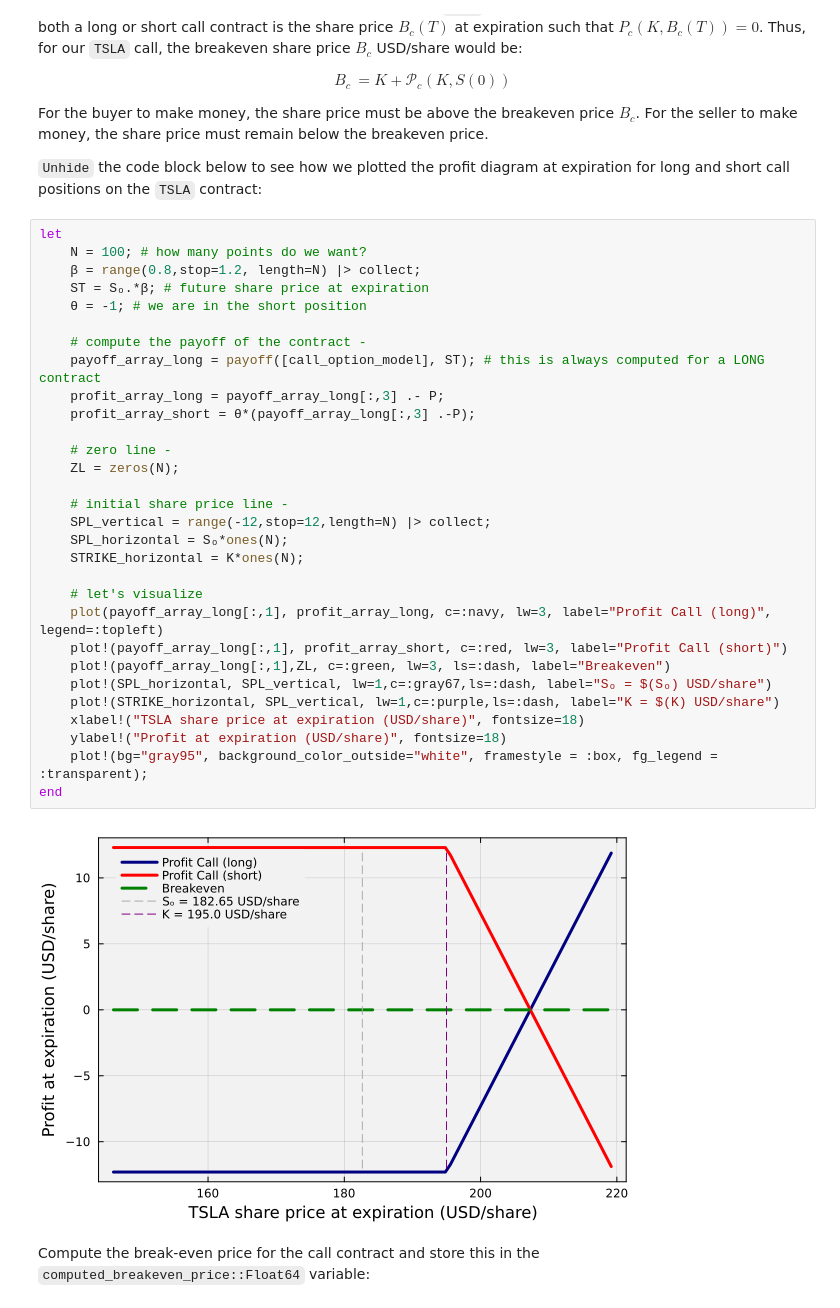
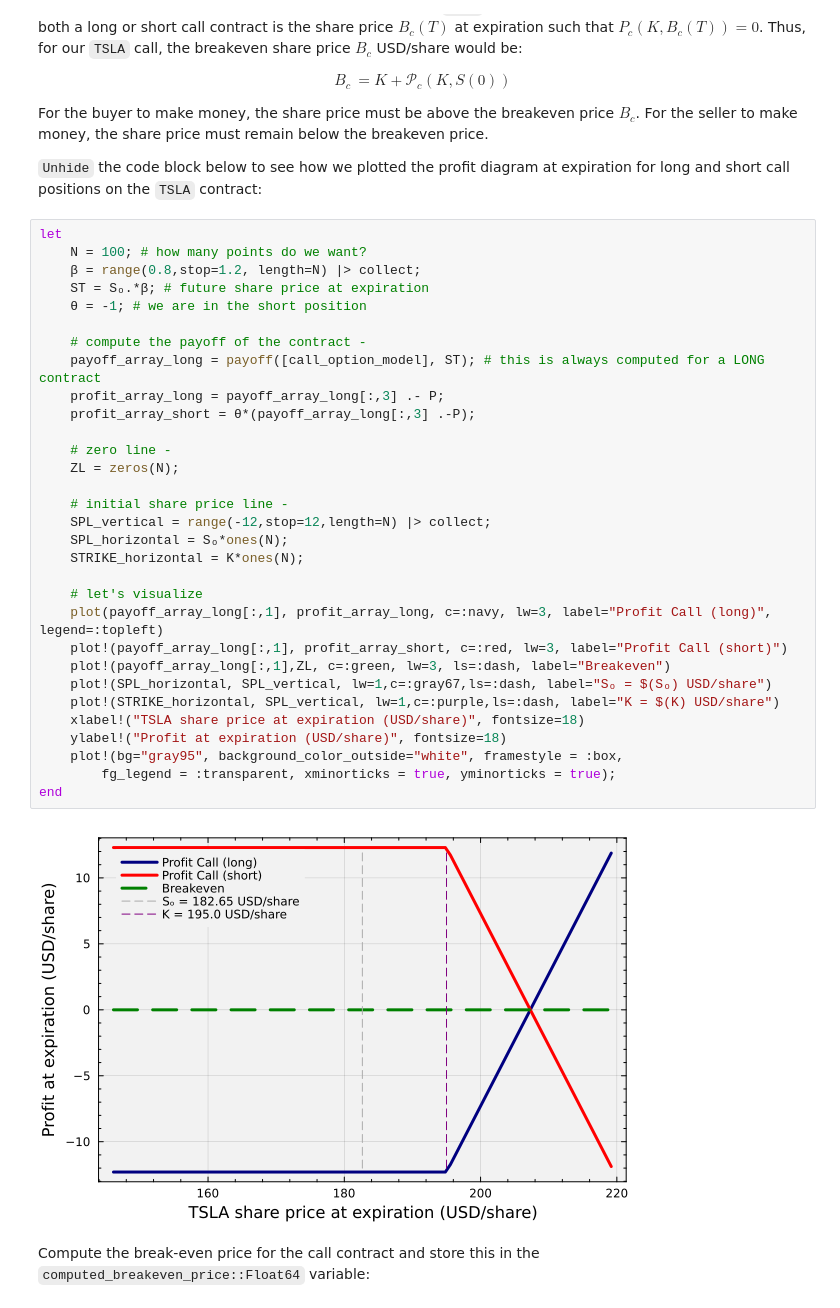
Before and after one commit to sp2229/CHEME-5660-CourseRepository-Fall-2025, a Jupyter notebook: lectures/week-11/L11a/CHEME-5660-L11a-Example-POP-TSLA-Call-Fall-2025.ipynb, the cells around one changed output. Cells and saved outputs as stored; diff of their text form.

```diff
--- a/lectures/week-11/L11a/CHEME-5660-L11a-Example-POP-TSLA-Call-Fall-2025.ipynb
+++ b/lectures/week-11/L11a/CHEME-5660-L11a-Example-POP-TSLA-Call-Fall-2025.ipynb
@@ -109,35 +109,36 @@ For the buyer to make money, the share price must be above the breakeven price $
 # %%
 let
     N = 100; # how many points do we want?
     β = range(0.8,stop=1.2, length=N) |> collect;
     ST = Sₒ.*β; # future share price at expiration
     θ = -1; # we are in the short position
 
     # compute the payoff of the contract -
     payoff_array_long = payoff([call_option_model], ST); # this is always computed for a LONG contract
     profit_array_long = payoff_array_long[:,3] .- P;
     profit_array_short = θ*(payoff_array_long[:,3] .-P);
 
     # zero line -
     ZL = zeros(N);
 
     # initial share price line -
     SPL_vertical = range(-12,stop=12,length=N) |> collect;
     SPL_horizontal = Sₒ*ones(N);
     STRIKE_horizontal = K*ones(N);
 
     # let's visualize
     plot(payoff_array_long[:,1], profit_array_long, c=:navy, lw=3, label="Profit Call (long)", legend=:topleft)
     plot!(payoff_array_long[:,1], profit_array_short, c=:red, lw=3, label="Profit Call (short)")
     plot!(payoff_array_long[:,1],ZL, c=:green, lw=3, ls=:dash, label="Breakeven")
     plot!(SPL_horizontal, SPL_vertical, lw=1,c=:gray67,ls=:dash, label="Sₒ = $(Sₒ) USD/share")
     plot!(STRIKE_horizontal, SPL_vertical, lw=1,c=:purple,ls=:dash, label="K = $(K) USD/share")
     xlabel!("TSLA share price at expiration (USD/share)", fontsize=18)
     ylabel!("Profit at expiration (USD/share)", fontsize=18)
-    plot!(bg="gray95", background_color_outside="white", framestyle = :box, fg_legend = :transparent);
+    plot!(bg="gray95", background_color_outside="white", framestyle = :box,
+        fg_legend = :transparent, xminorticks = true, yminorticks = true);
 end
 # %% [output]
-[figure, old version]
+[figure, new version]
 # %% [markdown]
 Compute the break-even price for the call contract and store this in the `computed_breakeven_price::Float64` variable:
 # %%
```
Also changed, not shown: parts of 2 cells of this notebook.
